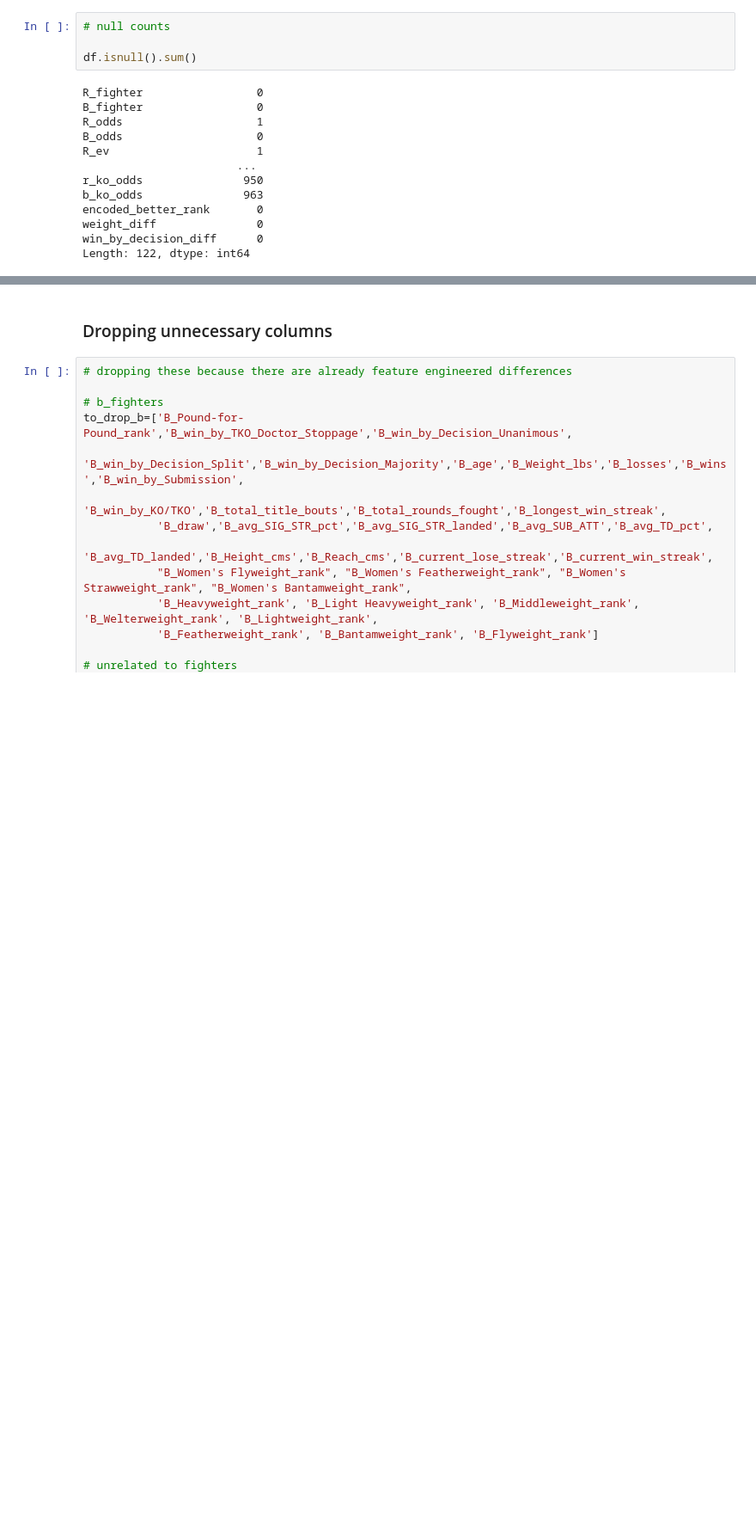
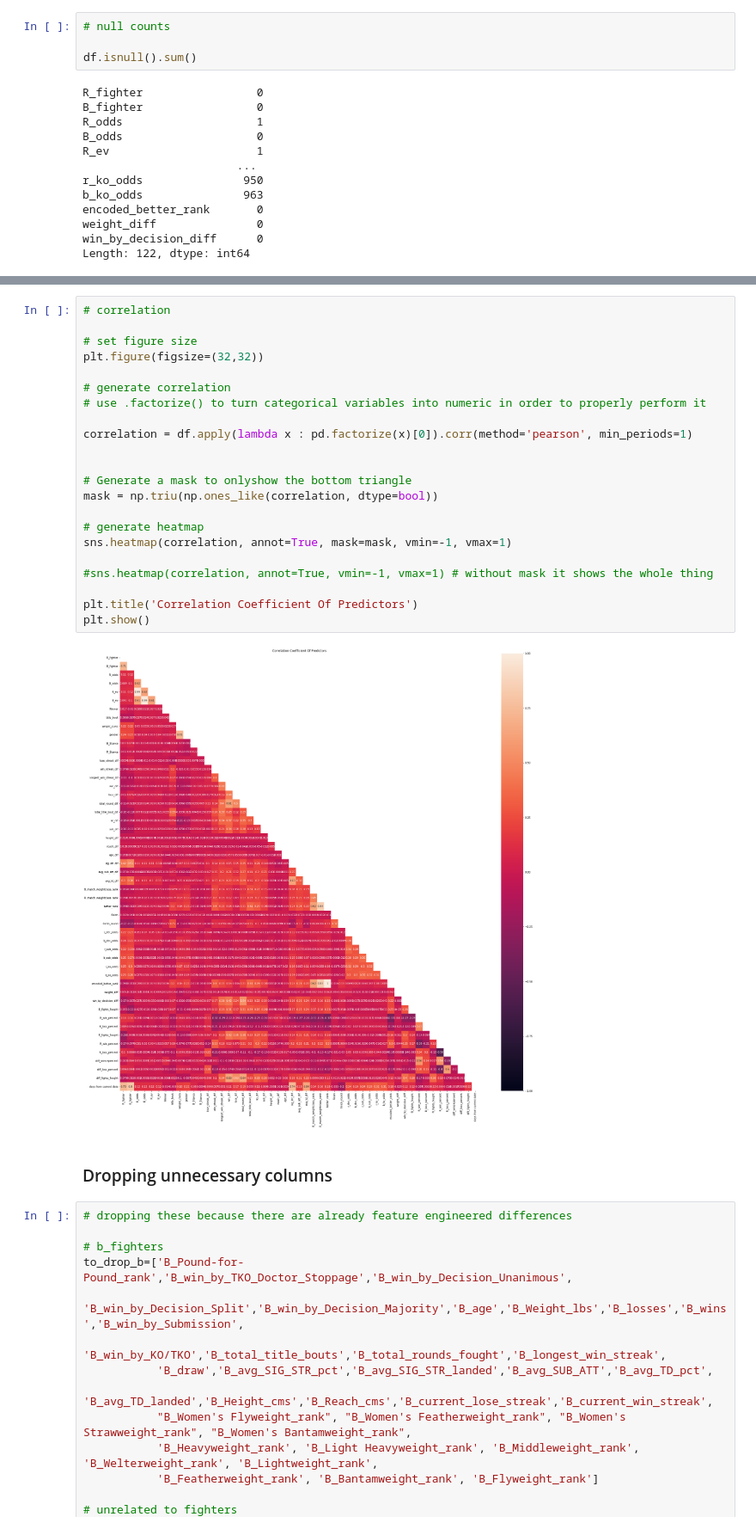
Before and after one commit to LazarAdamovic/UFC-fight-predictor, a Jupyter notebook: Attempt_2/preprocessing.ipynb, the cells around one changed output, grey strips where cells are left out. Shown: that part at 86% size. Drawn from its saved outputs; the diff is of its cells as text; blank space fills up the shorter version.

```diff
--- a/Attempt_2/preprocessing.ipynb
+++ b/Attempt_2/preprocessing.ipynb
@@ -166,3 +227,27 @@ Length: 122, dtype: int64
+# %%
+# correlation
+
+# set figure size
+plt.figure(figsize=(32,32))
+
+# generate correlation
+# use .factorize() to turn categorical variables into numeric in order to properly perform it
+
+correlation = df.apply(lambda x : pd.factorize(x)[0]).corr(method='pearson', min_periods=1)
+
+
+# Generate a mask to onlyshow the bottom triangle
+mask = np.triu(np.ones_like(correlation, dtype=bool))
+
+# generate heatmap
+sns.heatmap(correlation, annot=True, mask=mask, vmin=-1, vmax=1)
+
+#sns.heatmap(correlation, annot=True, vmin=-1, vmax=1) # without mask it shows the whole thing
+
+plt.title('Correlation Coefficient Of Predictors')
+plt.show()
+# %% [output]
+[figure, added]
 # %% [markdown]
 ### Dropping unnecessary columns
 # %%
```
Also changed, not shown: parts of 6 cells of this notebook, 1 other file.
